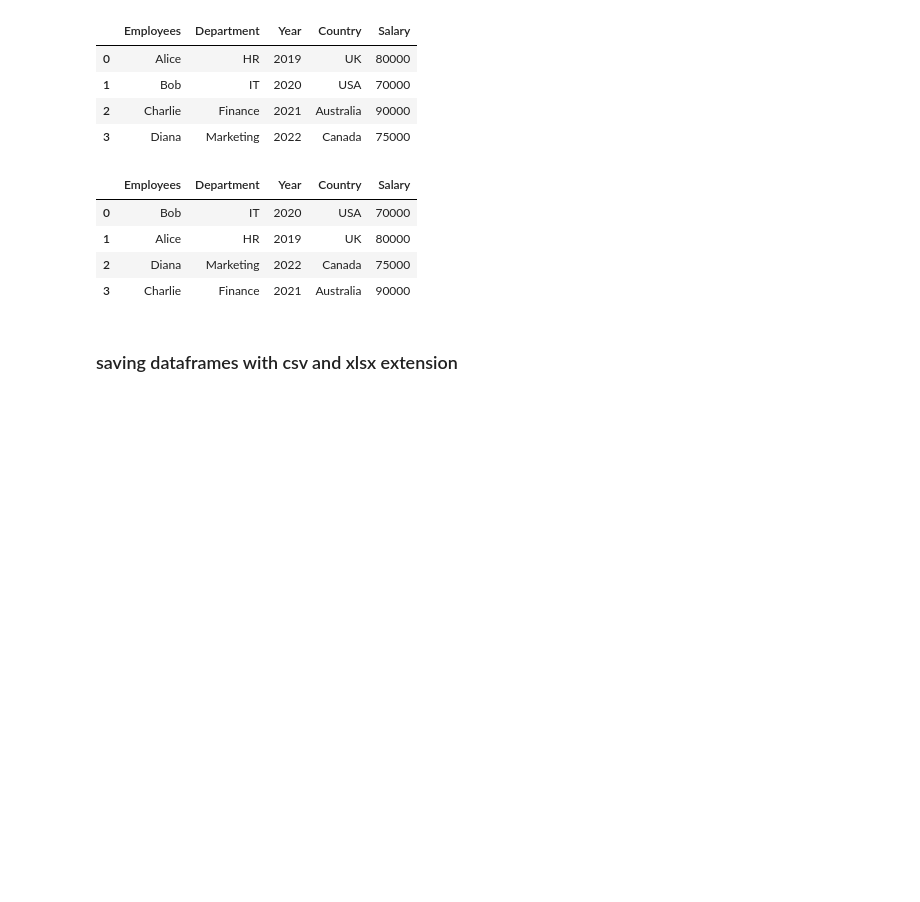
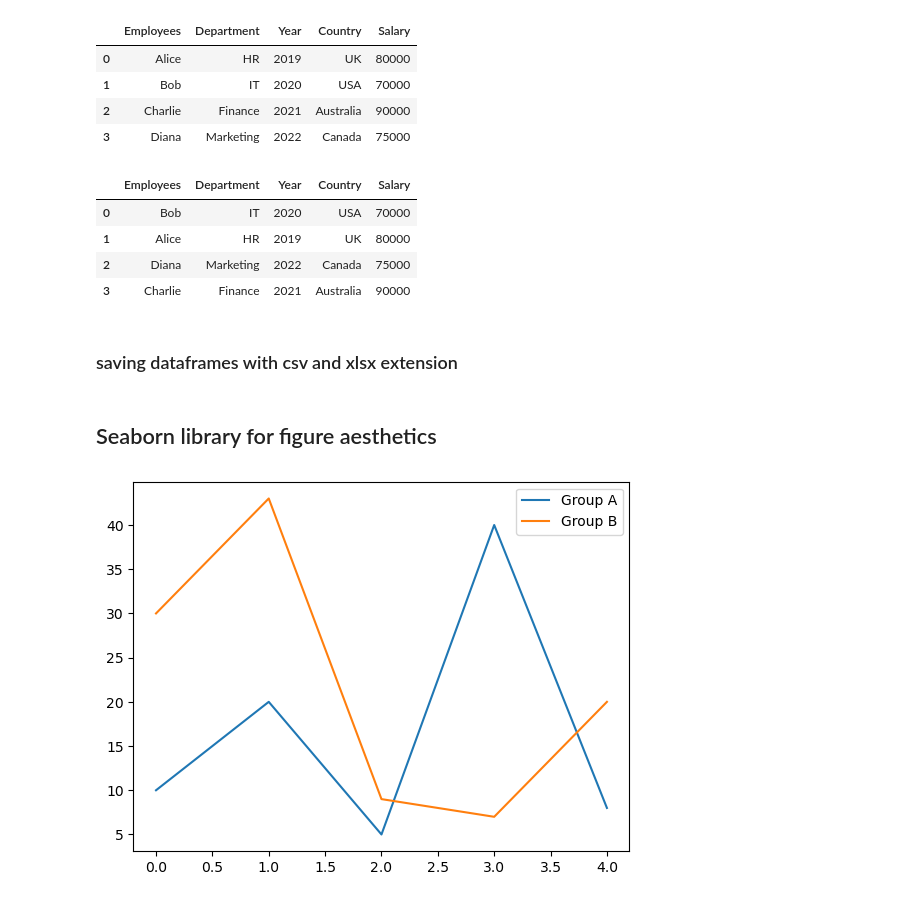
Before and after one commit to kin-yao/udemyy-python, a Jupyter notebook: dirtyhandsss.ipynb, the cells around one changed output. Saved outputs shown, nothing was run; the diff lists cells and outputs as text; code cells hidden in the pictures; blank space fills up the shorter version.

Commit message:
Seaborn library for figure aesthetics

```diff
--- a/dirtyhandsss.ipynb
+++ b/dirtyhandsss.ipynb
@@ -289,3 +289,18 @@ df3.to_csv("df3.csv")
 df4 = pd.merge(df1, df2, how = "left")
 # %%
 df4.to_excel("df4.xlsx")
+# %% [markdown]
+## Seaborn library for figure aesthetics
+# %%
+##lets start with the normal matplotlib
+import matplotlib.pyplot as plt
+%matplotlib inline
+plt.figure()
+x1 = [10, 20, 5, 40 ,8]
+x2 = [30, 43, 9, 7, 20]
+plt.plot(x1, label = 'Group A')
+plt.plot(x2, label = 'Group B')
+plt.legend()
+plt.show()
+# %% [output]
+[figure, added]
```
Also changed, not shown: parts of 7 cells of this notebook.
